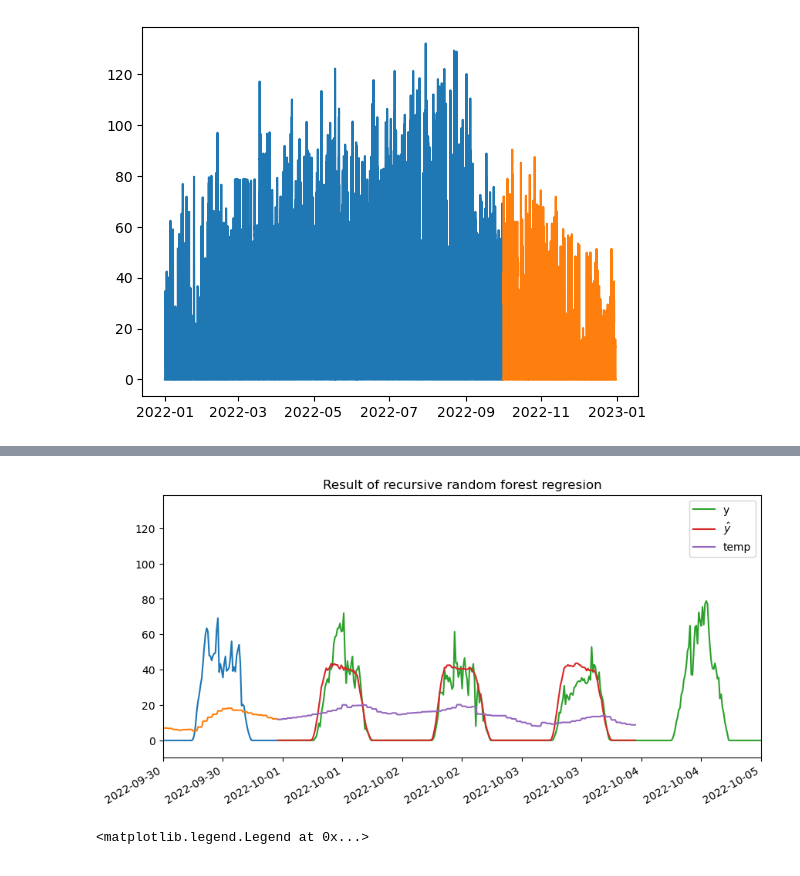
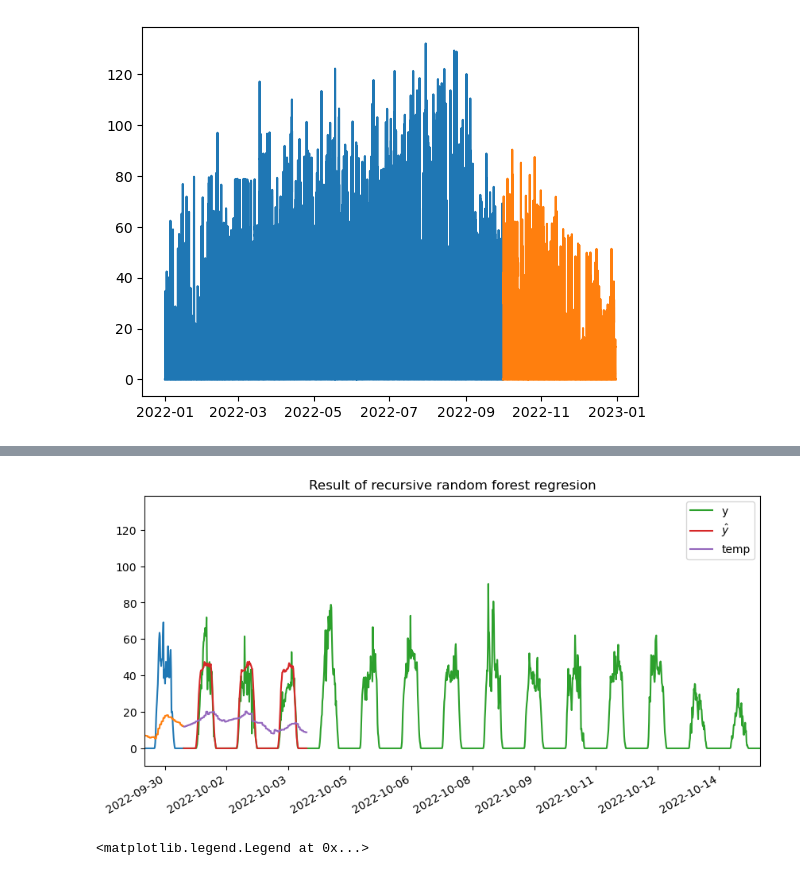
Before and after one commit to SpongeStark/Pre-PhD, a Jupyter notebook: demo/PV_2022_limit_configuration.ipynb, the cells around one changed output, grey strips where cells are left out. Saved outputs shown, nothing was run; the diff lists cells and outputs as text; code cells hidden in the pictures.

```diff
--- a/demo/PV_2022_limit_configuration.ipynb
+++ b/demo/PV_2022_limit_configuration.ipynb
@@ -5,8 +5,8 @@ from pathlib import Path
 import numpy as np
 import pandas as pd
 # root_proj = Path("/Users/yk/Documents/Projects/Pre-PhD")
-root_proj = Path("/Users/VERTPOM-UPJV/Documents/Banque_de_l'energie_V2/Data_prediction_K/Pre-PhD")
-# root_proj = Path("/Users/alesk/Documents/Git-repo/Pre-PhD")
+# root_proj = Path("/Users/VERTPOM-UPJV/Documents/Banque_de_l'energie_V2/Data_prediction_K/Pre-PhD")
+root_proj = Path("/Users/alesk/Documents/Git-repo/Pre-PhD")
 # root_proj = Path("D:/GIT-REPO/Pre-PhD")
 if str(root_proj/"src") not in sys.path:
     sys.path.append(str(root_proj/"src"))
@@ -348,7 +348,7 @@ forecaster = ForecasterRecursive(
 import joblib as jb
 import json
 
-output_dir = root_proj / "checkpoints" / "2022"/ "predictions" / "pv_30d_lgbm_2022_temp"
+output_dir = root_proj / "checkpoints" / "2022"/ "predictions" / "pv_30d_rf_2022_temp"
 
 if not (output_dir / "log.json").is_file(): # first train
     output_dir.mkdir(parents=True, exist_ok=True)
@@ -399,29 +389,29 @@ yhat_test = forecaster.predict(steps=96*3, exog=df_test[['temp']])
 # %%
 # Save and display the plot
 import matplotlib.ticker as ticker
 fig, ax = plt.subplots(figsize=(10, 5))
 ax.set_title("Result of recursive random forest regresion")
 ax.plot(df_train['Date'],df_train['PV'])
 ax.plot(df_train['Date'],df_train['temp'])
 ax.plot(df_test['Date'], df_test['PV'], label='y')
 ax.plot(df_test['Date'][:96*3], yhat_test, label=r'$\hat{y}$')
 ax.plot(df_test['Date'][:96*3],df_test['temp'][:96*3], label='temp')
 # ax.plot(df_after.Date.dt.tz_localize(None), df_after['PV'], label='After')
 
 ax.xaxis.set_major_locator(ticker.MaxNLocator(nbins=10))
 
-ax.set_xlim(pd.Timestamp('2022-09-30'), pd.Timestamp('2022-10-05'))
+ax.set_xlim(pd.Timestamp('2022-09-30'), pd.Timestamp('2022-10-15'))
 
 # optional: minor ticks every 6 hours
 # ax.xaxis.set_minor_locator(mdates.HourLocator(interval=6))
 
 ax.legend()
 
 fig.autofmt_xdate() # for rotation
 fig.savefig(output_dir / "prediction_test.png", dpi=300, bbox_inches='tight')
 plt.show()
 # %% [output]
-[figure, old version]
+[figure, new version]
 # %%
 fig, ax = plt.subplots(figsize=(10, 5))
 ax.set_title("Result of recursive random forest regresion")
```
Also changed, not shown: parts of 1 cell of this notebook, 2 other files.
